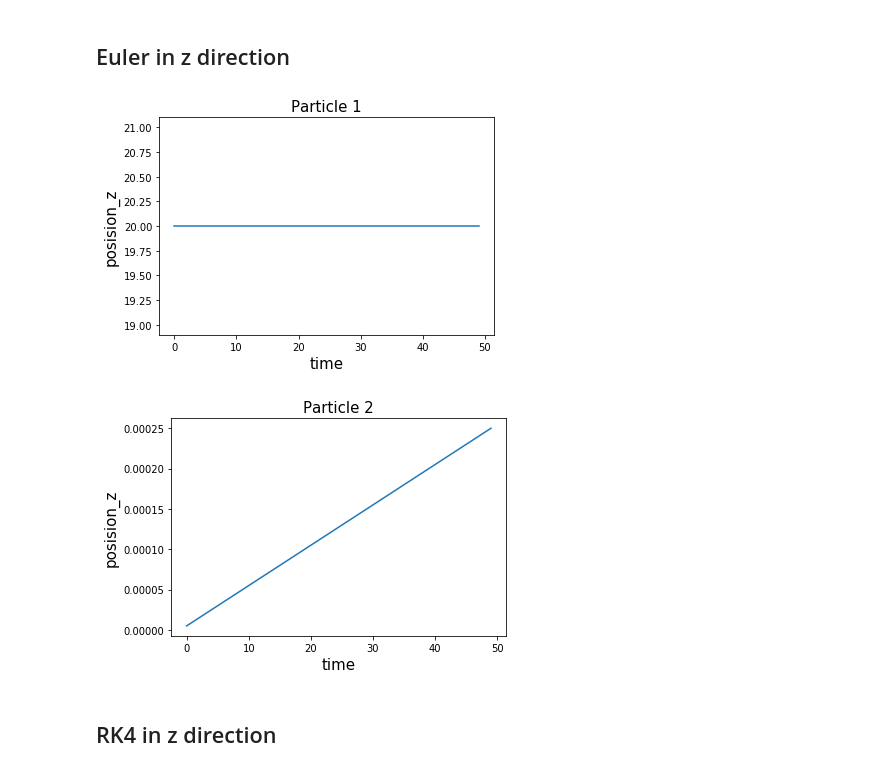
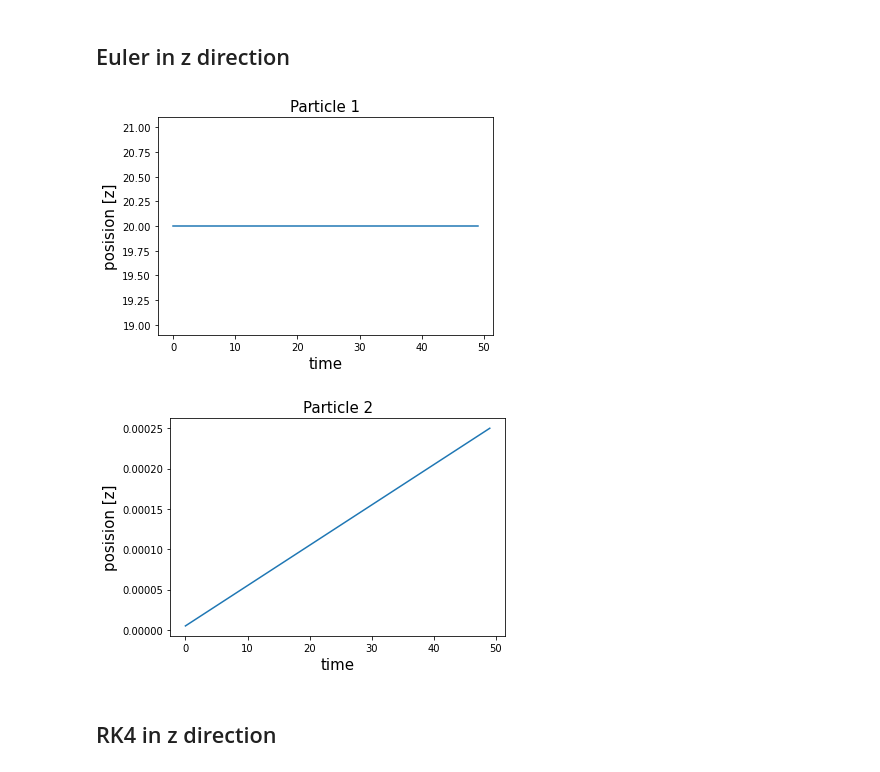
Before and after one commit to moaemilie/Project3_FYS4150, a Jupyter notebook: Task8.ipynb, the cells around one changed output. Drawn from its saved outputs; the diff is of its cells as text; code cells hidden in the pictures.

```diff
--- a/Task8.ipynb
+++ b/Task8.ipynb
@@ -7,32 +7,32 @@
 # %%
 import matplotlib.pyplot as plt
 
-x = []
-y = []
-for line in open('Particle_z.txt', 'r'):
+z_par1_eul = []
+z_par2_eul = []
+for line in open('Particle_z_Euler.txt', 'r'):
     lines = [i for i in line.split()]
-    x.append(float(lines[0]))
-    y.append(float(lines[1]))
+    z_par1_eul.append(float(lines[0]))
+    z_par2_eul.append(float(lines[1]))
 
 fig = plt.figure()
 plt.title('Particle 1', fontsize=15)
 plt.xlabel('time', fontsize=15)
-plt.ylabel('posision_z', fontsize=15)
-plt.plot(x)
+plt.ylabel('posision [z]', fontsize=15)
+plt.plot(z_par1_eul)
 
 plt.show()
 # %% [output]
-[figure, old version]
+[figure, new version]
 # %%
 fig = plt.figure()
 plt.title('Particle 2', fontsize=15)
 plt.xlabel('time', fontsize=15)
-plt.ylabel('posision_z', fontsize=15)
-plt.plot(y)
+plt.ylabel('posision [z]', fontsize=15)
+plt.plot(z_par2_eul)
 
 plt.show()
 # %% [output]
-[figure, old version]
+[figure, new version]
 # %% [markdown]
 ## RK4 in z direction
 # %%
```
Also changed, not shown: parts of 39 cells of this notebook, 19 other files.
